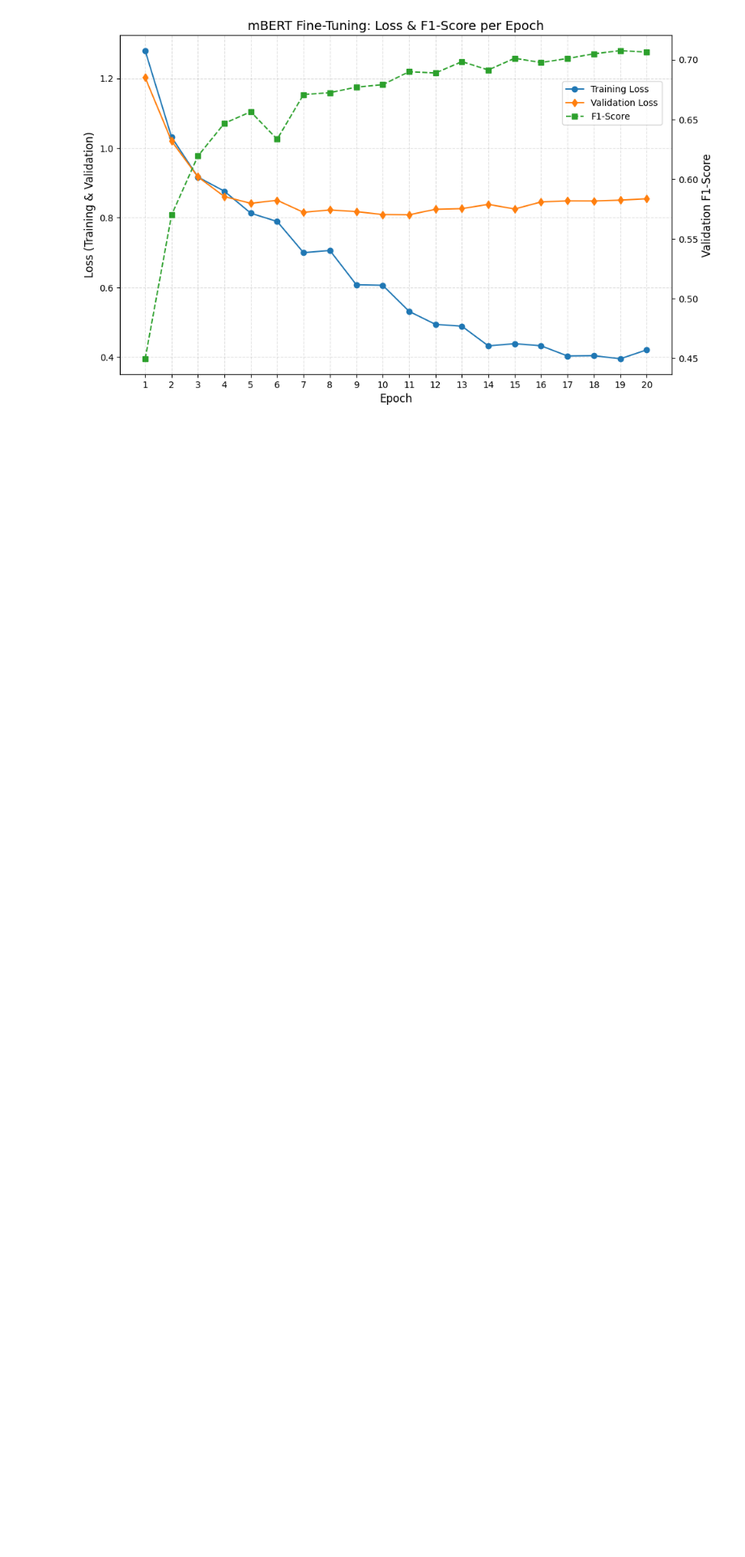
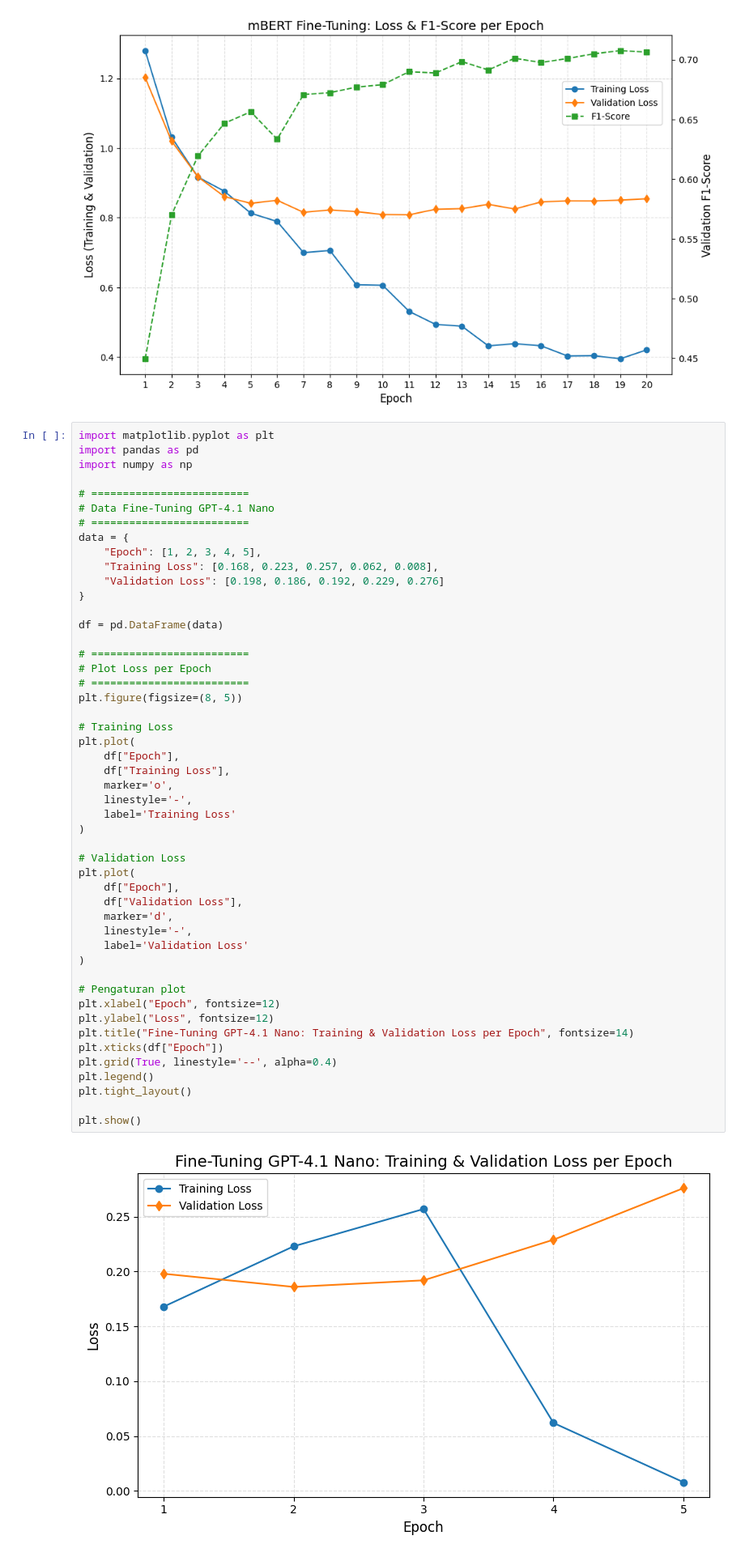
Before and after one commit to RasyadBima15/Multiclass-Emotion-Classification-on-Indonesian-Product-Reviews, a Jupyter notebook: Result/code.ipynb, the cells around one changed output. Shown at 81% size. Drawn from its saved outputs; the diff is of its cells as text; blank space fills up the shorter version.

```diff
--- a/Result/code.ipynb
+++ b/Result/code.ipynb
@@ -977,3 +1025,54 @@ ax2.legend(lines + lines2, labels + labels2, loc='center right', bbox_to_anchor=
 plt.show()
 # %% [output]
 [figure]
+# %%
+import matplotlib.pyplot as plt
+import pandas as pd
+import numpy as np
+
+# =========================
+# Data Fine-Tuning GPT-4.1 Nano
+# =========================
+data = {
+    "Epoch": [1, 2, 3, 4, 5],
+    "Training Loss": [0.168, 0.223, 0.257, 0.062, 0.008],
+    "Validation Loss": [0.198, 0.186, 0.192, 0.229, 0.276]
+}
+
+df = pd.DataFrame(data)
+
+# =========================
+# Plot Loss per Epoch
+# =========================
+plt.figure(figsize=(8, 5))
+
+# Training Loss
+plt.plot(
+    df["Epoch"],
+    df["Training Loss"],
+    marker='o',
+    linestyle='-',
+    label='Training Loss'
+)
+
+# Validation Loss
+plt.plot(
+    df["Epoch"],
+    df["Validation Loss"],
+    marker='d',
+    linestyle='-',
+    label='Validation Loss'
+)
+
+# Pengaturan plot
+plt.xlabel("Epoch", fontsize=12)
+plt.ylabel("Loss", fontsize=12)
+plt.title("Fine-Tuning GPT-4.1 Nano: Training & Validation Loss per Epoch", fontsize=14)
+plt.xticks(df["Epoch"])
+plt.grid(True, linestyle='--', alpha=0.4)
+plt.legend()
+plt.tight_layout()
+
+plt.show()
+# %% [output]
+[figure, added]
```
Also changed, not shown: parts of 2 cells of this notebook, 14 other files.
